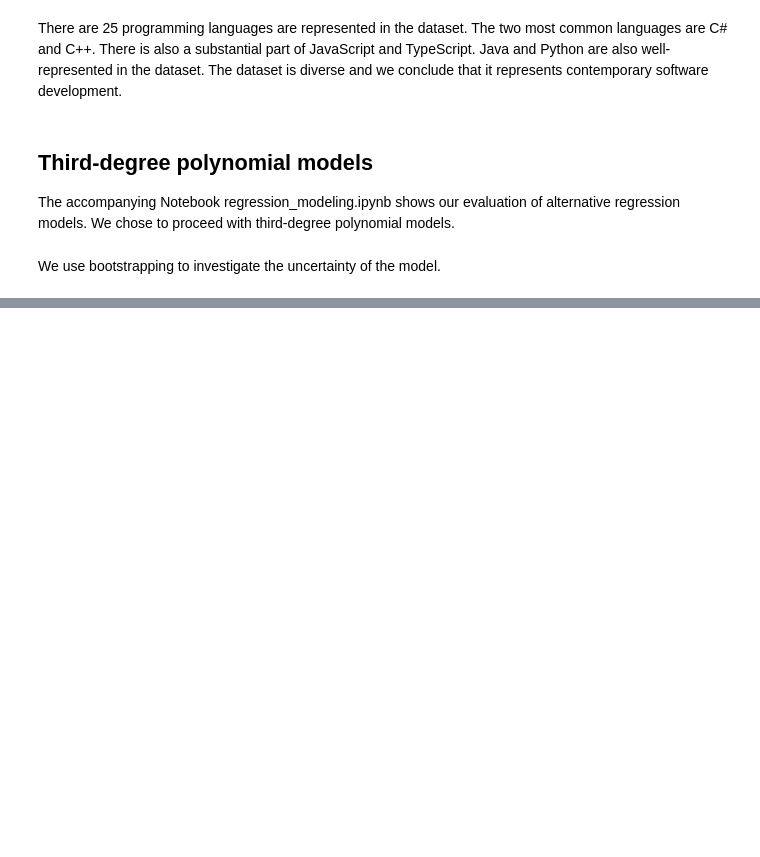
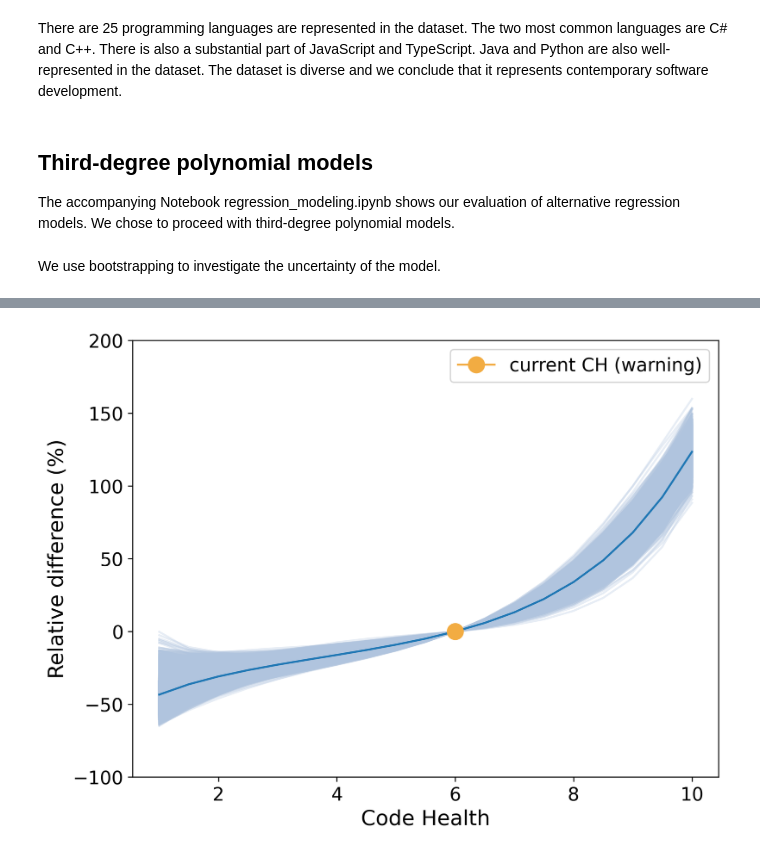
Before and after one commit to codescene-research/increasing-returns-techdebt-2024, a Jupyter notebook: TechDebt24_increasing_returns.ipynb, the cells around one changed output, grey strips where cells are left out. Cells and saved outputs as stored; diff of their text form; code cells hidden in the pictures; blank space fills up the shorter version.

```diff
--- a/TechDebt24_increasing_returns.ipynb
+++ b/TechDebt24_increasing_returns.ipynb
@@ -274,0 +272,4 @@ Pol_value_plot(100,5.2,0.3)
+# %%
+plot_value(100,6.0,0.12)
+# %% [output]
+[figure, added]
```
Also changed, not shown: parts of 12 cells of this notebook.
